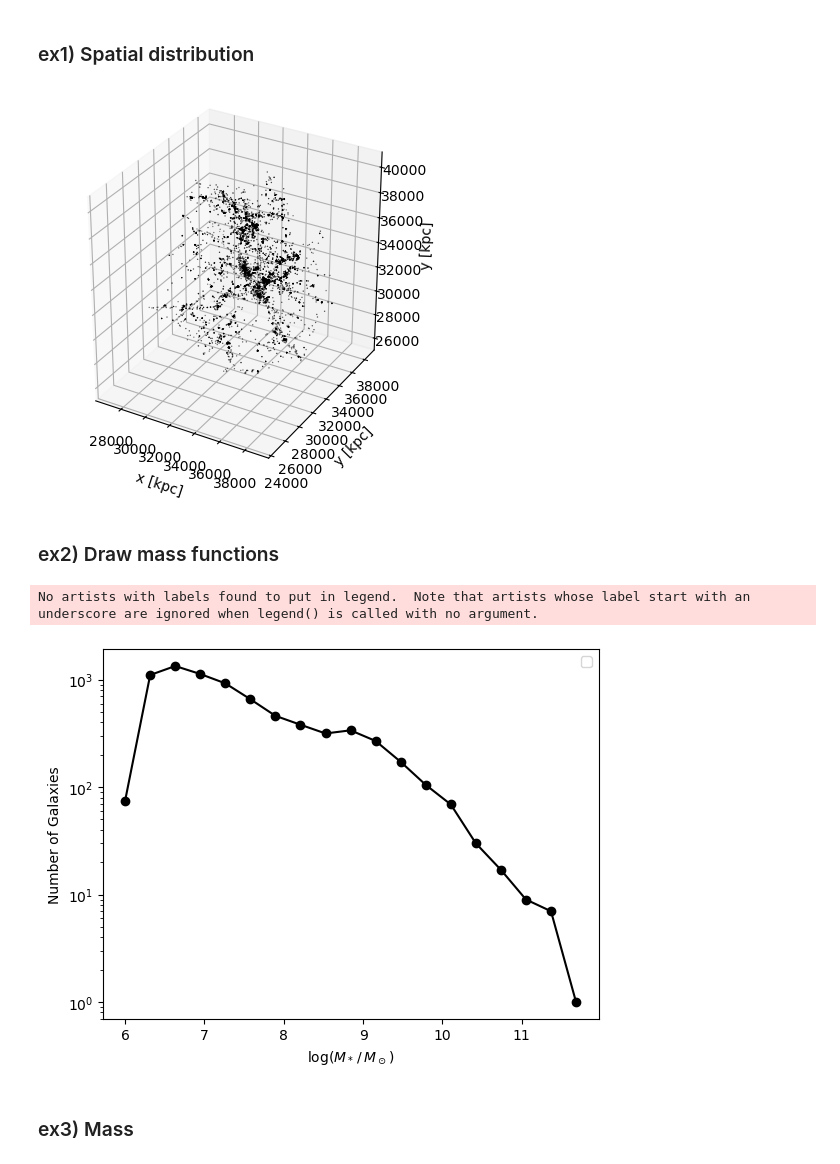
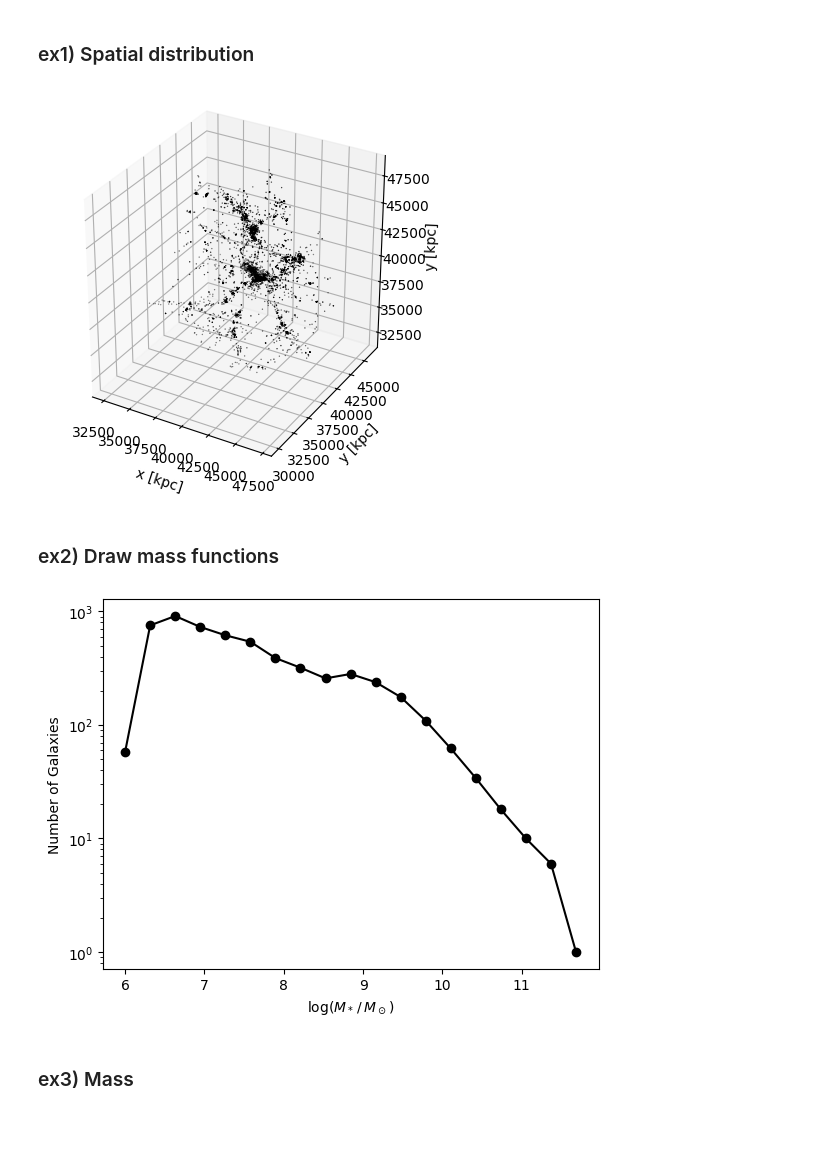
Before and after one commit to syj3514/NClearn, a Jupyter notebook: 01_Catalogue.ipynb, the cells around one changed output. Drawn from its saved outputs; the diff is of its cells as text; code cells hidden in the pictures; blank space fills up the shorter version.

```diff
--- a/01_Catalogue.ipynb
+++ b/01_Catalogue.ipynb
@@ -96,7 +94,7 @@ with zipfile.ZipFile(zname_HM, 'r') as zip_ref:
 # --------------------------------------------------------
 # ascii to numpy
 # --------------------------------------------------------
-# gname = "GalaxyMaker_00411.csv" # <- Change this to the name of the galaxy file you want to read
+# gname = "GalaxyMaker_00623.csv" # <- Change this to the name of the galaxy file you want to read
 # with open(gname, 'r') as f:
 #     header = f.readline()[2:-1]
 #     header = header.split(',')
@@ -108,16 +106,16 @@ with zipfile.ZipFile(zname_HM, 'r') as zip_ref:
 # pickle to numpy
 # --------------------------------------------------------
 if(np.__version__ >= '1.16.3'):
-    HMs = np.load("GalaxyMaker_00411.pkl", allow_pickle=True)
+    HMs = np.load("GalaxyMaker_00623.pkl", allow_pickle=True)
 else:
     import pickle as pkl
-    with open("GalaxyMaker_00411.pkl", 'rb') as f:
+    with open("GalaxyMaker_00623.pkl", 'rb') as f:
         HMs = pkl.load(f)
 
 # --------------------------------------------------------
 # Read the parameter file
 # --------------------------------------------------------
-pname = "info_00411.txt" # <- Change this to the name of the parameter file you want to read
+pname = "info_00623.txt" # <- Change this to the name of the parameter file you want to read
 with open(pname, "r") as f:
     HMparams = {key:float(val) if('.' in val) else int(val) for key, val in [line.split(':') for line in f]}
 # %% [markdown]
@@ -355,28 +361,26 @@ ax.set_aspect('equal')
 
 plt.show(); plt.close()
 # %% [output]
-[figure, old version]
+[figure, new version]
 # %% [markdown]
 ### ex2) Draw mass functions
 # %%
 fig, ax = plt.subplots(dpi=100, )
 
 
 bins = np.linspace(6, 12, 20)
 logm = np.log10(HMs['Mass'])
 hist, edge = np.histogram(logm, bins=bins)
 ax.plot(edge[:-1], hist, marker='o', color='k')
 
 
 ax.set_yscale('log')
 ax.set_ylabel('Number of Galaxies')
 ax.set_xlabel(r'$\log(M_*\,/\,M_\odot)$')
-ax.legend()
 
 plt.show(); plt.close()
 # %% [output]
-No artists with labels found to put in legend.  Note that artists whose label start with an underscore are ignored when legend() is called with no argument.
-[figure, old version]
+[figure, new version]
 # %% [markdown]
 ### ex3) Mass
 # %%
```
Also changed, not shown: parts of 78 cells of this notebook, 19 other files.
